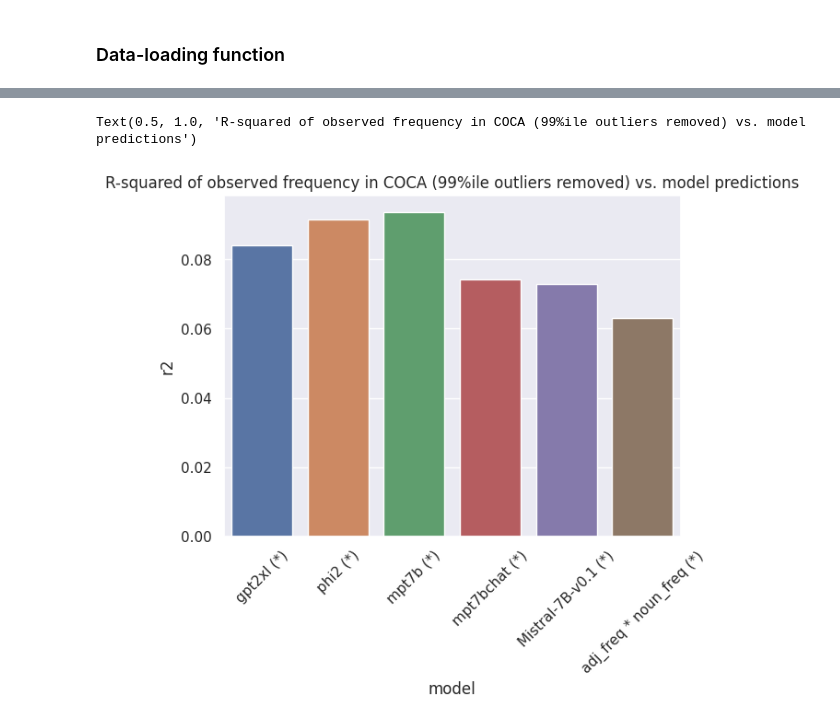
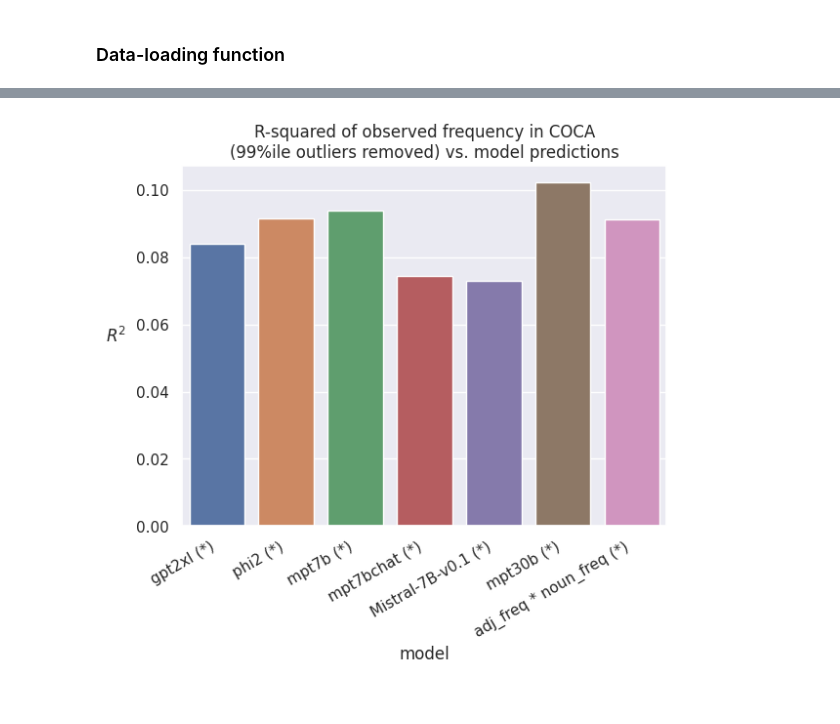
Before and after one commit to roccoflint/composlang_ud, a Jupyter notebook: notebooks/figure-2-process_llm_sparsity.ipynb, the cells around one changed output, grey strips where cells are left out. Cells and saved outputs as stored; diff of their text form; code cells hidden in the pictures.

```diff
--- a/notebooks/figure-2-process_llm_sparsity.ipynb
+++ b/notebooks/figure-2-process_llm_sparsity.ipynb
@@ -95,7 +95,7 @@ gpt2xl = get_results(model="gpt2_xl")
 phi2 = get_results(model="phi_2")
 mpt7b = get_results(model="mpt_7b")
 mpt7bchat = get_results(model="mpt_7b_chat")
-# mpt30b = get_results(model="mpt_30b")
+mpt30b = get_results(model="mpt_30b")
 # mpt30bchat = get_results(model="mpt_30b_chat")
 mistral7b = get_results(model="Mistral_7B_v0.1")
 # %% [output]
@@ -200,16 +219,16 @@ plt.show()
 # %%
-models
-df = {
+models = {
     "gpt2xl": gpt2xl,
     "phi2": phi2,
     "mpt7b": mpt7b,
     "mpt7bchat": mpt7bchat,
     "Mistral-7B-v0.1": mistral7b,
+    "mpt30b": mpt30b,
 }
 # %%
 results = []
-for model in df:
-    x, y, fit = compute_fit(df[model])
+for model in models:
+    x, y, fit = compute_fit(models[model])
     r2 = fit.rsquared
     p = fit.pvalues[1]
     results.append({"model": model, "r2": r2, "p": p})
@@ -248,14 +275,16 @@ results
 # %%
-sns.barplot(
+ax = sns.barplot(
     x=results["model"],
     y=results["r2"],
 )
+# ax.set_xlim(0, 0.1)
 # rotate xaxis labels
-plt.xticks(rotation=45)
+plt.xticks(rotation=30, ha="right")
 plt.title(
-    "R-squared of observed frequency in COCA (99%ile outliers removed) vs. model predictions"
+    "R-squared of observed frequency in COCA\n(99%ile outliers removed) vs. model predictions"
 )
+plt.ylabel("$R^2$", rotation=0, labelpad=15)
+plt.show()
 # %% [output]
-Text(0.5, 1.0, 'R-squared of observed frequency in COCA (99%ile outliers removed) vs. model predictions')
-[figure, old version]
+[figure, new version]
 # %%
```
Also changed, not shown: parts of 17 cells of this notebook, 2 other files.
